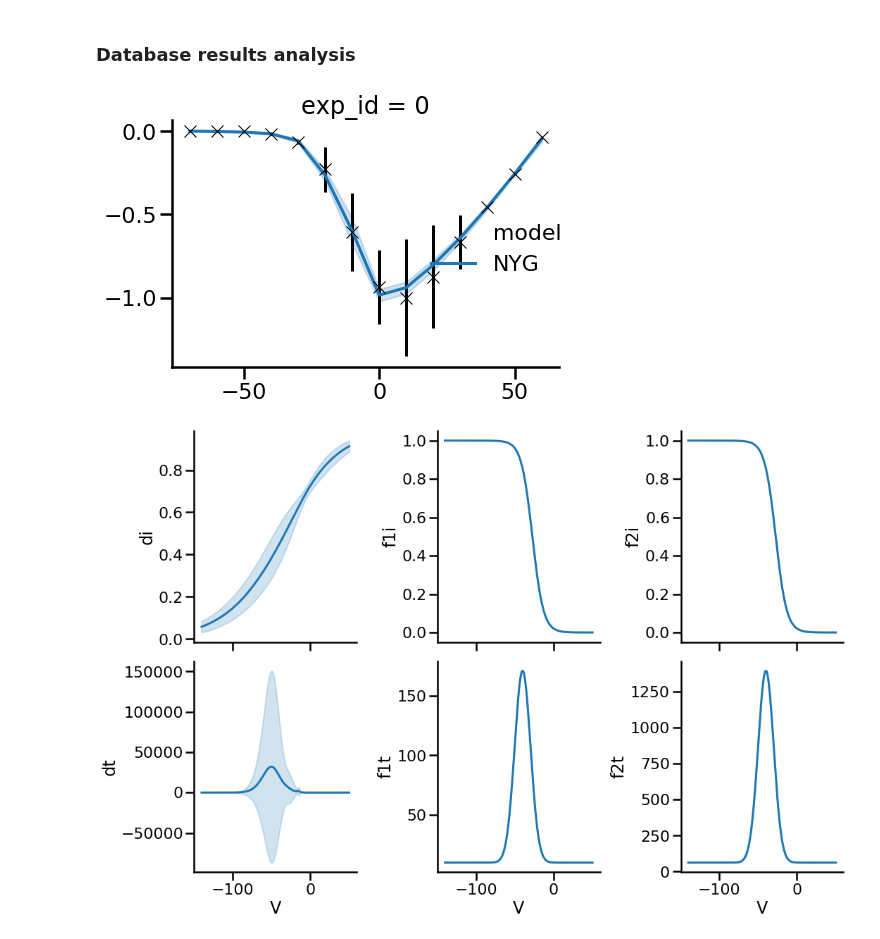
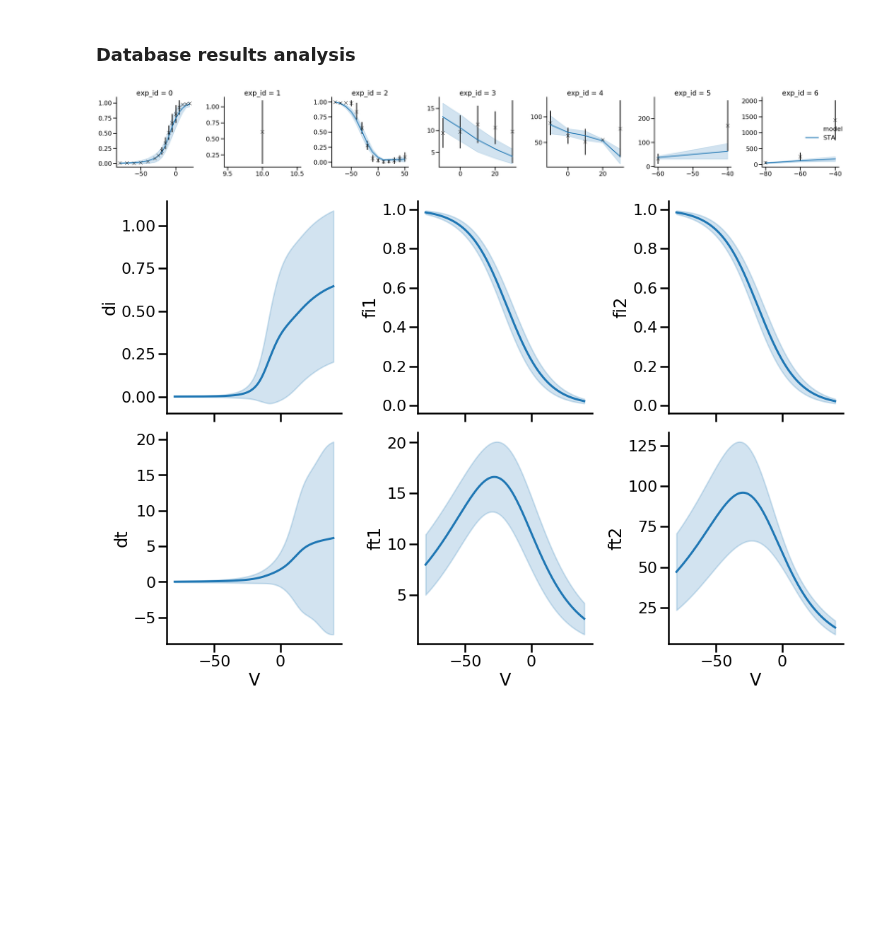
Before and after one commit to charleshouston/ion-channel-ABC, a Jupyter notebook: docs/examples/Nygren/standardised_ical.ipynb, the cells around one changed output. Drawn from its saved outputs; the diff is of its cells as text; code cells hidden in the pictures; blank space fills up the shorter version.

```diff
--- a/docs/examples/Nygren/standardised_ical.ipynb
+++ b/docs/examples/Nygren/standardised_ical.ipynb
@@ -130,8 +126,11 @@ history = History(db_path)
 df, w = history.get_distribution(m=0)
 # %%
 g = plot_sim_results(modelfile,
-                     li_iv_80_norm,
+                     li_act_and_tau,
+                     li_inact_1000,
+                     li_inact_kin_80,
+                     li_recov,
                      df=df, w=w)
 # %% [output]
-[figure, old version]
+[figure, new version]
 # %%
@@ -143,12 +142,12 @@ sns.set_context('poster')
 mpl.rcParams['font.size'] = 14
 mpl.rcParams['legend.fontsize'] = 14
 
-f, ax = plot_variables(V, nyg_vars,
-                       'models/nygren_ical.mmt',
-                       [nyg_pars],
+f, ax = plot_variables(V, sta_vars,
+                       'models/standardised_ical.mmt',
+                       [sta_pars],
                        figshape=(3,2))
 # %% [output]
-[figure, old version]
+[figure, new version]
 # %%
 from ionchannelABC.visualization import plot_kde_matrix_custom
 import myokit
```
Also changed, not shown: parts of 33 cells of this notebook, 6 other files.
